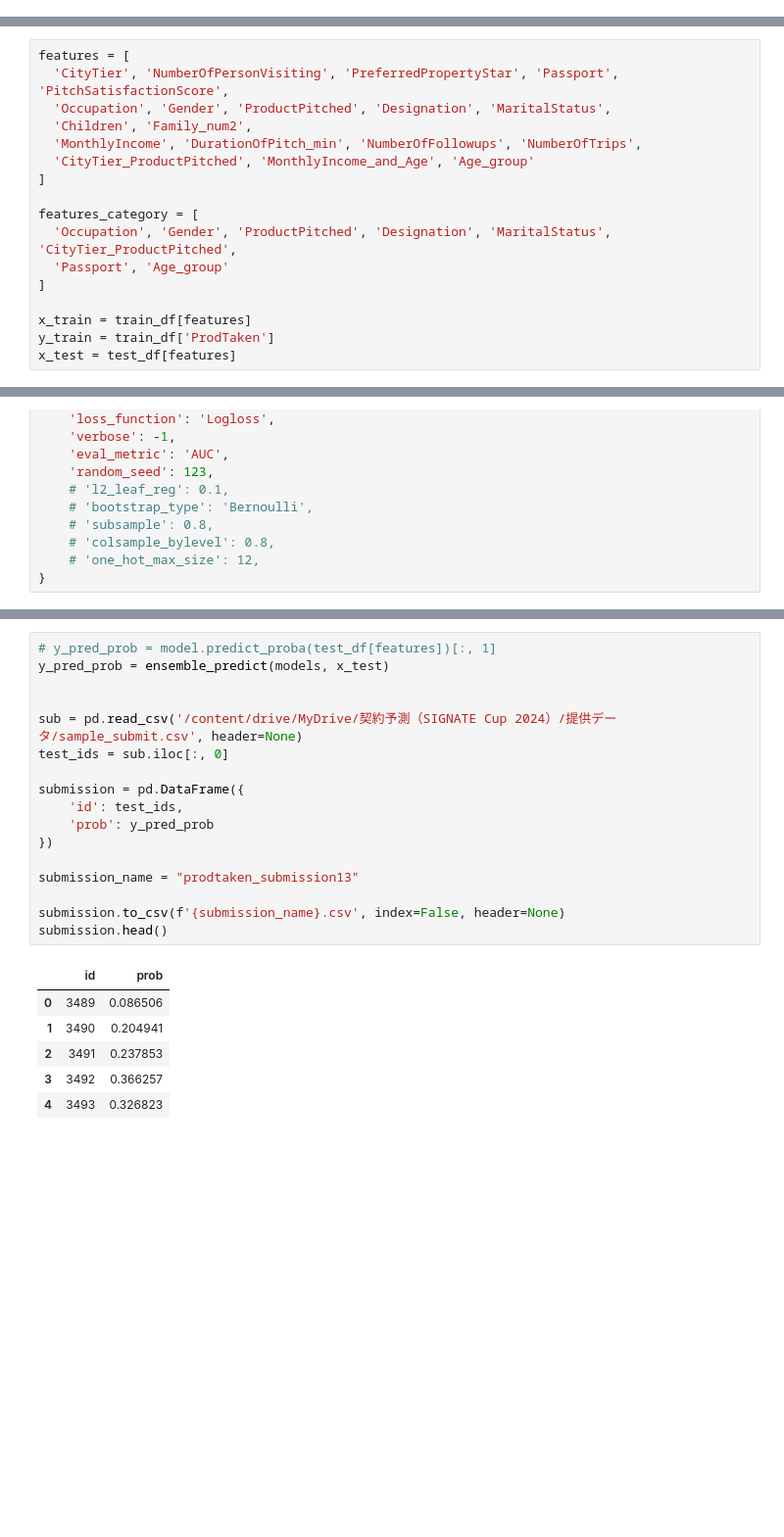
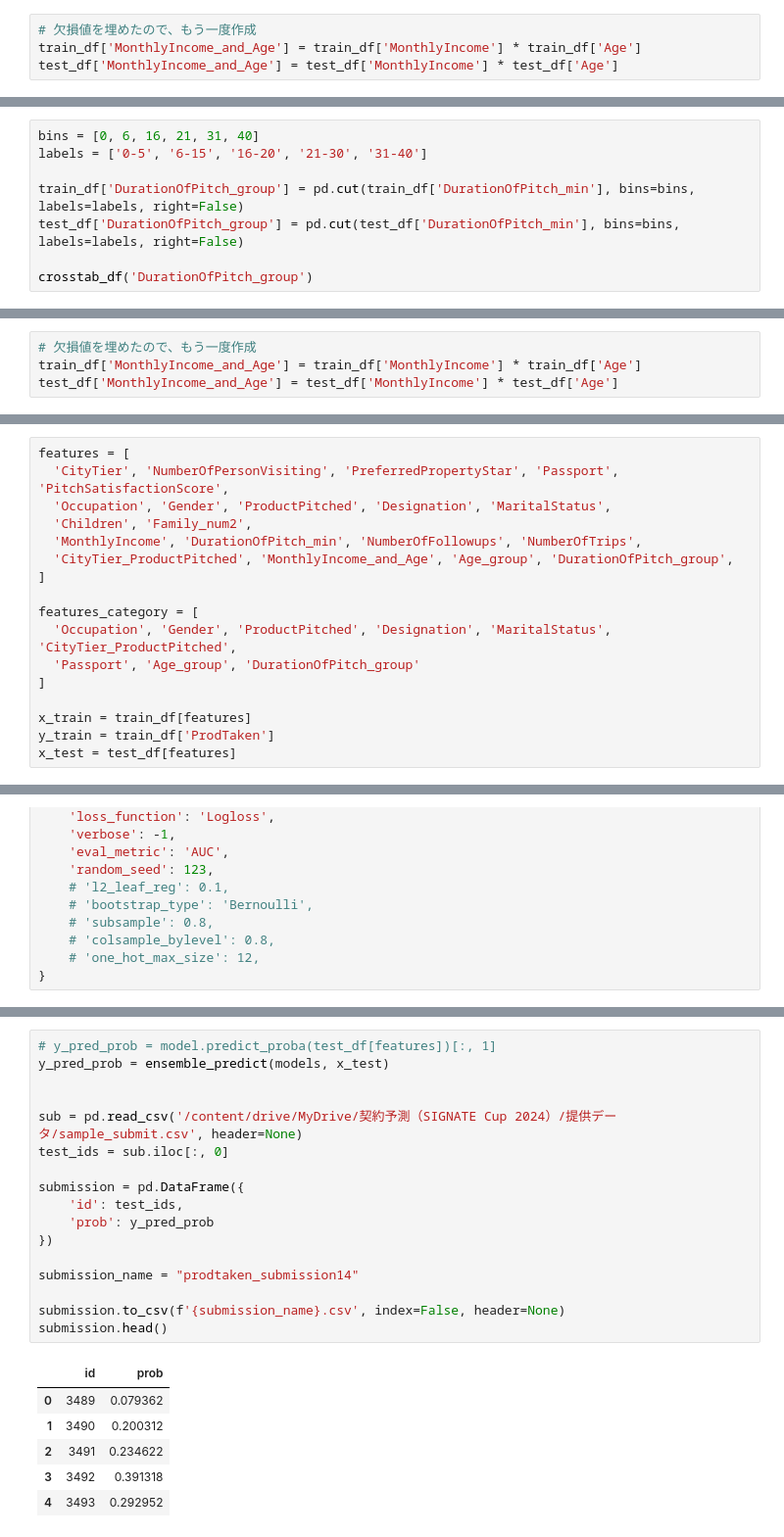
Before and after one commit to skyshine460/ProdTaken, a Jupyter notebook: ProdTaken_catboost.ipynb, the cells around one changed output, grey strips where cells are left out. Shown at 98% size. Saved outputs shown, nothing was run; the diff lists cells and outputs as text; blank space fills up the shorter version.

Commit message:
prodtaken_submission14

```diff
--- a/ProdTaken_catboost.ipynb
+++ b/ProdTaken_catboost.ipynb
@@ -1215,2 +1238,6 @@ crosstab_df('Age_group')
 | 40-59 | 1422 | 134 | 0.086118 |
 | 60-69 | 24 | 1 | 0.040000 |
+# %%
+# 欠損値を埋めたので、もう一度作成
+train_df['MonthlyIncome_and_Age'] = train_df['MonthlyIncome'] * train_df['Age']
+test_df['MonthlyIncome_and_Age'] = test_df['MonthlyIncome'] * test_df['Age']
@@ -1216,0 +1309,8 @@ crosstab_df('Age_group')
+# %%
+bins = [0, 6, 16, 21, 31, 40]
+labels = ['0-5', '6-15', '16-20', '21-30', '31-40']
+
+train_df['DurationOfPitch_group'] = pd.cut(train_df['DurationOfPitch_min'], bins=bins, labels=labels, right=False)
+test_df['DurationOfPitch_group'] = pd.cut(test_df['DurationOfPitch_min'], bins=bins, labels=labels, right=False)
+
+crosstab_df('DurationOfPitch_group')
@@ -1217,3 +1386,7 @@ crosstab_df('Age_group')
+# %%
+# 欠損値を埋めたので、もう一度作成
+train_df['MonthlyIncome_and_Age'] = train_df['MonthlyIncome'] * train_df['Age']
+test_df['MonthlyIncome_and_Age'] = test_df['MonthlyIncome'] * test_df['Age']
 # %% [markdown]
 # データセット
 # %%
@@ -1283,12 +1456,12 @@ features = [
   'Occupation', 'Gender', 'ProductPitched', 'Designation', 'MaritalStatus',
   'Children', 'Family_num2',
   'MonthlyIncome', 'DurationOfPitch_min', 'NumberOfFollowups', 'NumberOfTrips',
-  'CityTier_ProductPitched', 'MonthlyIncome_and_Age', 'Age_group'
+  'CityTier_ProductPitched', 'MonthlyIncome_and_Age', 'Age_group', 'DurationOfPitch_group',
 ]
 
 features_category = [
   'Occupation', 'Gender', 'ProductPitched', 'Designation', 'MaritalStatus', 'CityTier_ProductPitched',
-  'Passport', 'Age_group'
+  'Passport', 'Age_group', 'DurationOfPitch_group'
 ]
 
 x_train = train_df[features]
@@ -1462,24 +1635,24 @@ plt.show()
 # %%
 # y_pred_prob = model.predict_proba(test_df[features])[:, 1]
 y_pred_prob = ensemble_predict(models, x_test)
 
 
 sub = pd.read_csv('/content/drive/MyDrive/契約予測（SIGNATE Cup 2024）/提供データ/sample_submit.csv', header=None)
 test_ids = sub.iloc[:, 0]
 
 submission = pd.DataFrame({
     'id': test_ids,
     'prob': y_pred_prob
 })
 
-submission_name = "prodtaken_submission13"
+submission_name = "prodtaken_submission14"
 
 submission.to_csv(f'{submission_name}.csv', index=False, header=None)
 submission.head()
 # %% [output]
 |  | id | prob |
-| 0 | 3489 | 0.086506 |
-| 1 | 3490 | 0.204941 |
-| 2 | 3491 | 0.237853 |
-| 3 | 3492 | 0.366257 |
-| 4 | 3493 | 0.326823 |
+| 0 | 3489 | 0.079362 |
+| 1 | 3490 | 0.200312 |
+| 2 | 3491 | 0.234622 |
+| 3 | 3492 | 0.391318 |
+| 4 | 3493 | 0.292952 |
```
Also changed, not shown: parts of 15 cells of this notebook.
